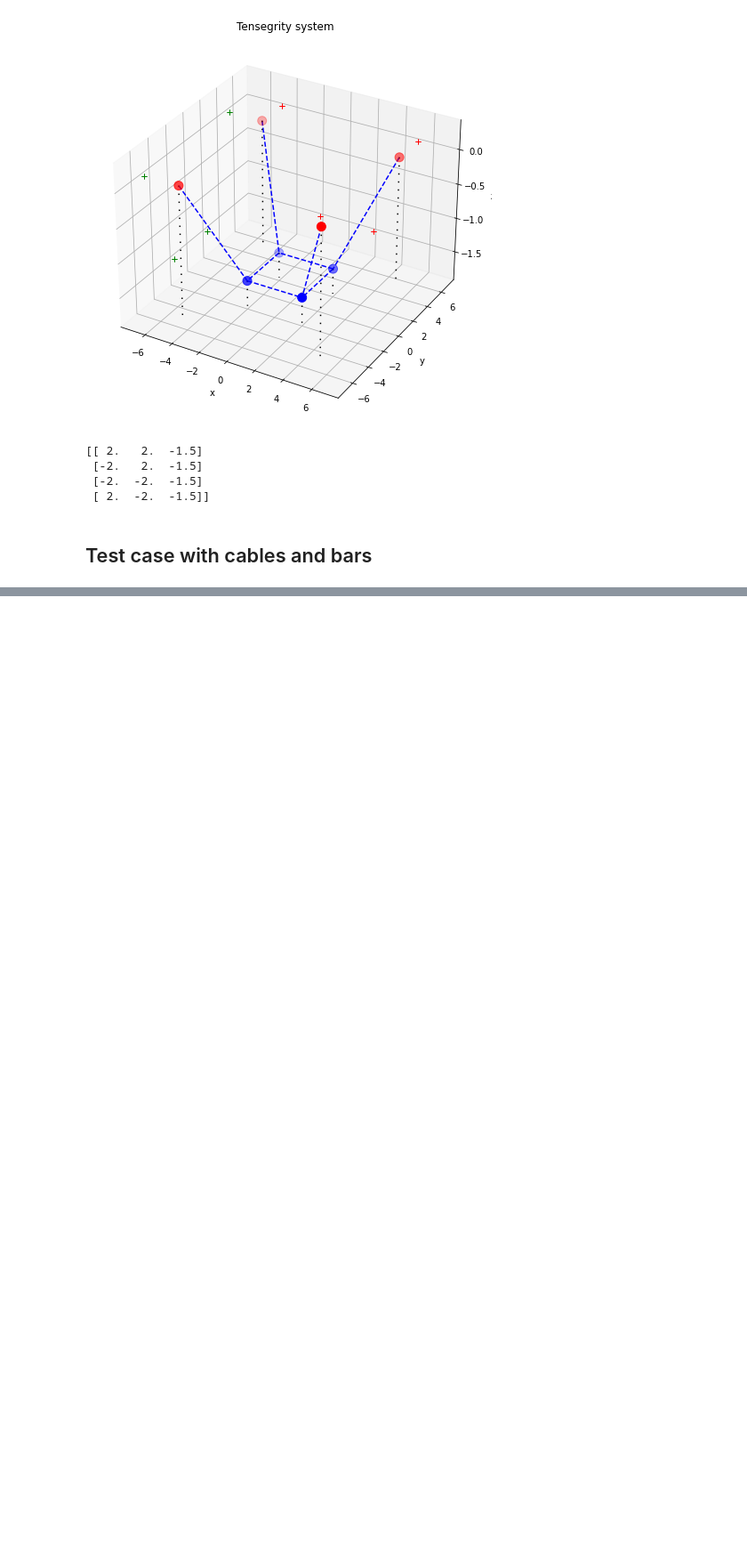
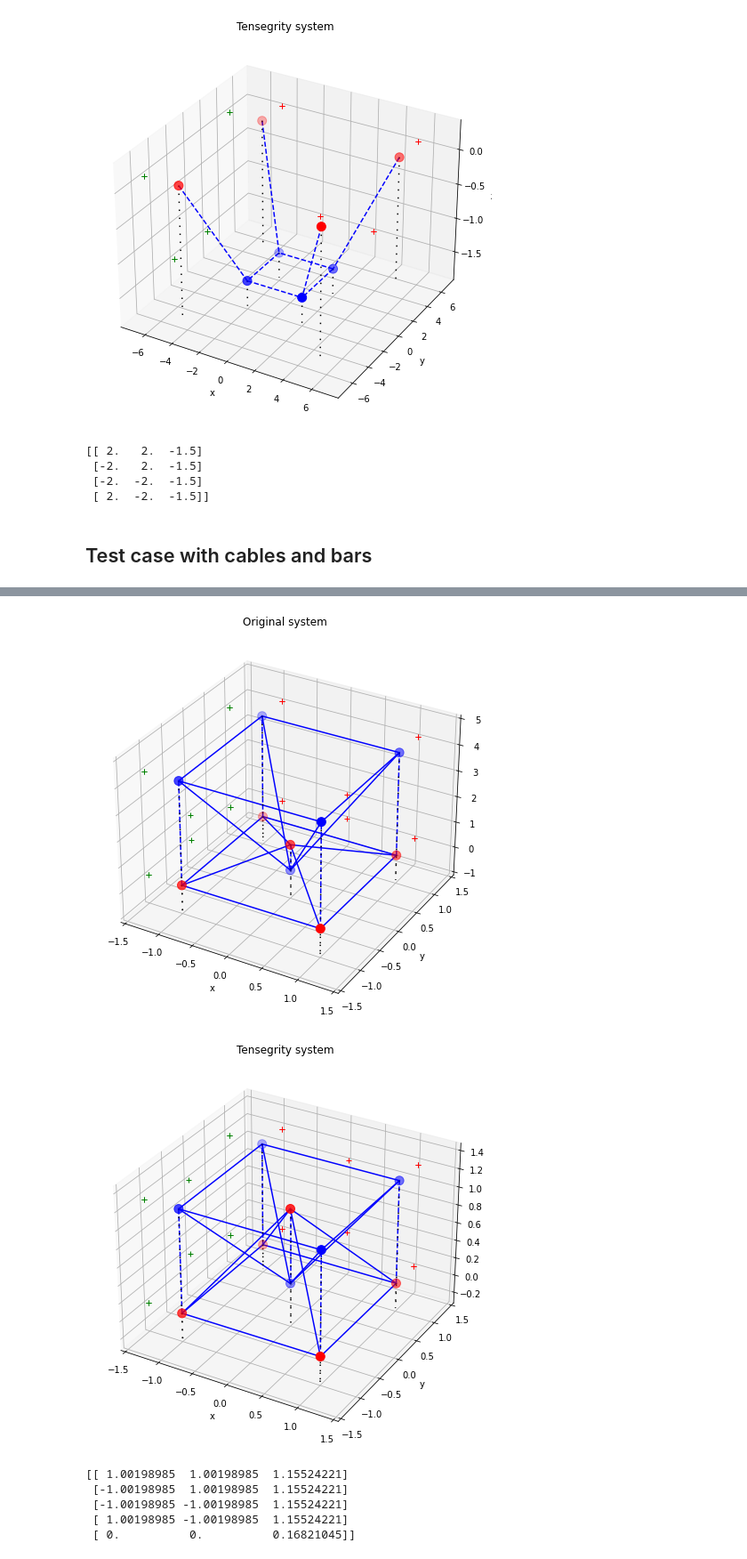
Before and after one commit to aledha/Tensegrity-Structures, a Jupyter notebook: tensegrity.ipynb, the cells around one changed output, grey strips where cells are left out. Shown: that part at 89% size. Saved outputs shown, nothing was run; the diff lists cells and outputs as text; code cells hidden in the pictures; blank space fills up the shorter version.

```diff
--- a/tensegrity.ipynb
+++ b/tensegrity.ipynb
@@ -343,0 +357,43 @@ print(Y.reshape((N-M, 3)))
+# %%
+g, rho, c, k = 9.81, 0, 10, 10
+consts = [g, rho, c, k]
+N = 10
+M = 5
+P = np.array([[1, 1, 0],
+              [-1, 1, 0],
+              [-1, -1, 0],
+              [1, -1, 0],
+              [0, 0, 1]])
+Y0 = np.random.rand(N-M, 3) - 0.5
+Y0 = np.copy(P)
+Y0[:, 2] += 4
+Y0[-1, 2] = np.sqrt(2) - 1
+
+X0 = np.vstack((P, Y0))
+
+cables = np.zeros((N, N))
+bars = np.zeros((N, N))
+
+bars[0, 1], bars[1, 2], bars[2, 3], bars[0, 3] = [2] * 4
+bars[0, 4], bars[1, 4], bars[2, 4], bars[3, 4] = [np.sqrt(3)] * 4
+
+bars[5, 6], bars[6, 7], bars[7, 8], bars[5, 8] = [2] * 4
+bars[5, 9], bars[6, 9], bars[7, 9], bars[8, 9] = [np.sqrt(3)] * 4
+
+cables[0, 5], cables[1, 6], cables[2, 7], cables[3, 8] = [2] * 4
+cables[4, 9] = 2*np.sqrt(2) - 2
+
+ms = 0.001 * np.ones(N)
+
+Y = BFGS(X0.flatten(), N, M, cables, bars, ms, 500, consts)
+Y = Y.reshape((N-M, 3))
+
+print(Y)
+# %% [output]
+[figure, added]
+[figure, added]
+[[ 1.00198985  1.00198985  1.15524221]
+ [-1.00198985  1.00198985  1.15524221]
+ [-1.00198985 -1.00198985  1.15524221]
+ [ 1.00198985 -1.00198985  1.15524221]
+ [ 0.          0.          0.16821045]]
```
Also changed, not shown: parts of 4 cells of this notebook.
